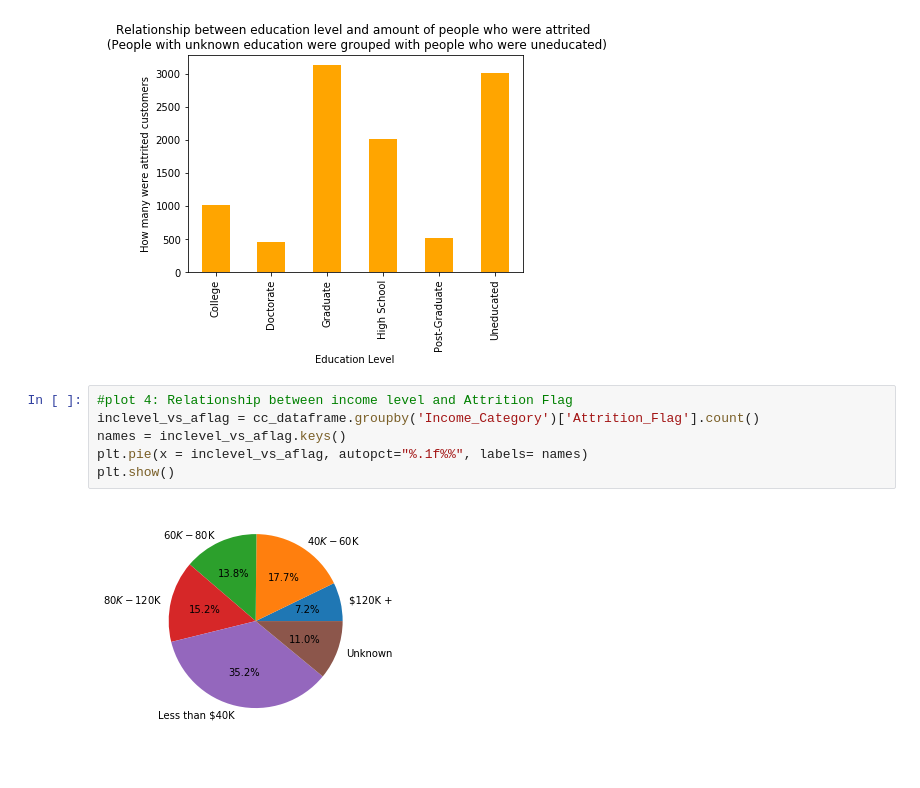
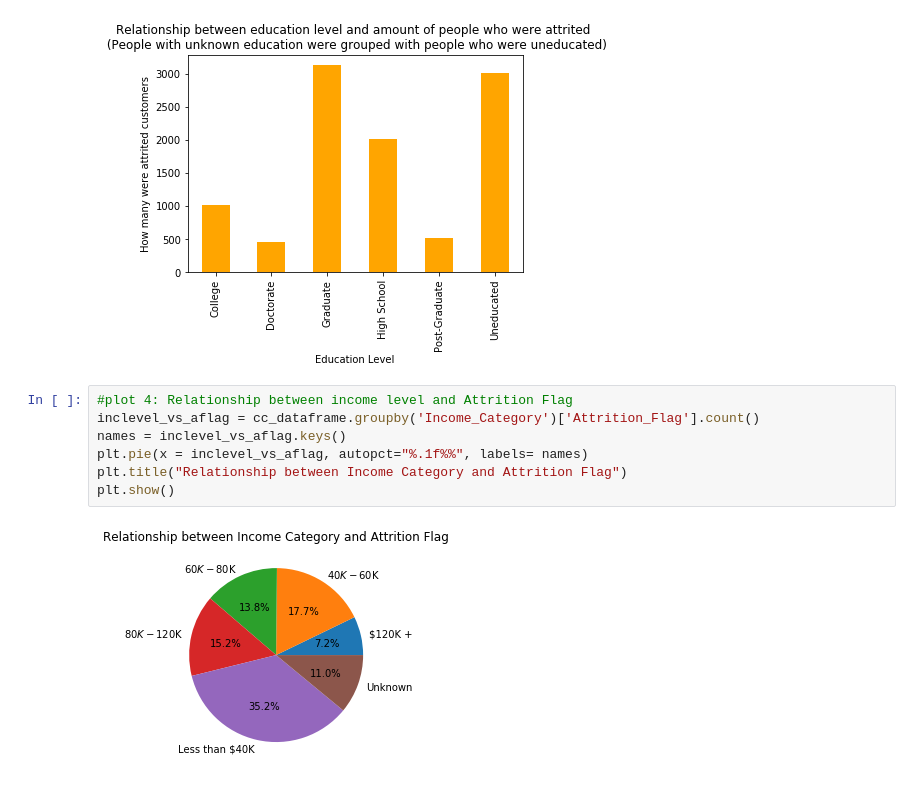
Before and after one commit to bhargavakula01/credit-card-churning-predictor, a Jupyter notebook: credit-card-ds/CreditCardDataVisualization.ipynb, the cells around one changed output. Cells and saved outputs as stored; diff of their text form.

```diff
--- a/credit-card-ds/CreditCardDataVisualization.ipynb
+++ b/credit-card-ds/CreditCardDataVisualization.ipynb
@@ -88,8 +89,9 @@ plt.show()
 # %%
 #plot 4: Relationship between income level and Attrition Flag
 inclevel_vs_aflag = cc_dataframe.groupby('Income_Category')['Attrition_Flag'].count()
 names = inclevel_vs_aflag.keys()
 plt.pie(x = inclevel_vs_aflag, autopct="%.1f%%", labels= names)
+plt.title("Relationship between Income Category and Attrition Flag")
 plt.show()
 # %% [output]
-[figure, old version]
+[figure, new version]
```
Also changed, not shown: parts of 10 cells of this notebook, 1 other file.
